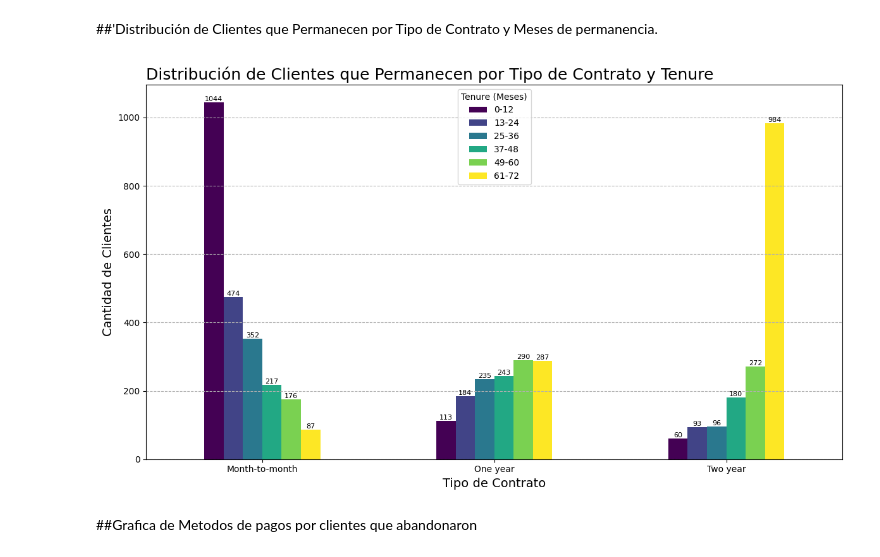
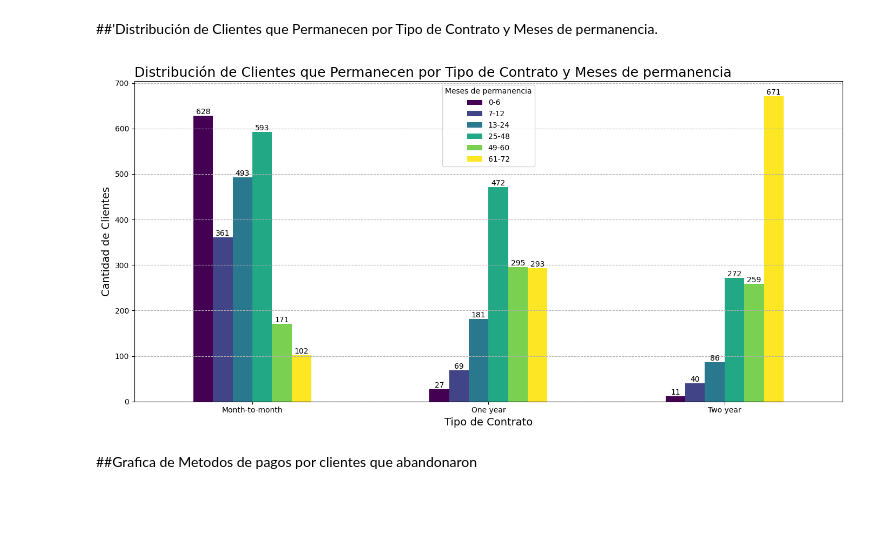
Before and after one commit to AlexTovar31/Challenge_Telecom_X, a Jupyter notebook: TelecomX_LATAM.ipynb, the cells around one changed output. Saved outputs shown, nothing was run; the diff lists cells and outputs as text; code cells hidden in the pictures; blank space fills up the shorter version.

```diff
--- a/TelecomX_LATAM.ipynb
+++ b/TelecomX_LATAM.ipynb
@@ -317,40 +322,40 @@ plt.show()
 # %% [markdown]
 ##'Distribución de Clientes que Permanecen por Tipo de Contrato y Meses de permanencia.
 # %%
-# prompt: de acuerdo a la grafica anterior neceisto una grafica de barras por tipo de contrato de los que permanecen con la columna  tenure
+# prompt: Distribución de Clientes que Permanecen por Tipo de Contrato y tenure.
 
-# Filtrar los clientes que permanecen (Churn == 'No')
-telecom_permanecen = telecom[telecom['Churn'] == 'No'].copy()
+# Filter for customers who stayed (Churn == 'No')
+stayed_customers = telecom[telecom['Churn'] == 'No'].copy()
 
-# Crear bins para la columna 'tenure'
-# Puedes ajustar los bins según la distribución de tus datos
-bins = [0, 12, 24, 36, 48, 60, 72]
-labels = ['0-12', '13-24', '25-36', '37-48', '49-60', '61-72']
+# Create bins for tenure
+stayed_customers['tenure_bins'] = pd.cut(stayed_customers['tenure'],
+                                         bins=[0, 6, 12, 24, 48, 60, 72],
+                                         labels=['0-6', '7-12', '13-24', '25-48', '49-60', '61-72'],
+                                         right=False)
 
-telecom_permanecen['tenure_group'] = pd.cut(telecom_permanecen['tenure'], bins=bins, labels=labels, right=True, include_lowest=True)
+# Group by Contract and tenure_bins and count the number of customers
+stayed_distribution = stayed_customers.groupby(['Contract', 'tenure_bins']).size().unstack(fill_value=0)
 
-# Agrupar por tipo de contrato y grupo de 'tenure' y contar ocurrencias
-contract_tenure = telecom_permanecen.groupby(['Contract', 'tenure_group']).size().unstack(fill_value=0)
+# Plotting
+ax = stayed_distribution.plot(kind='bar', figsize=(14, 7), cmap='viridis')
 
-# Crear la gráfica de barras apiladas
-ax = contract_tenure.plot(kind='bar', figsize=(12, 7), colormap='viridis')
-
-# Etiquetas y título
-ax.set_title('Distribución de Clientes que Permanecen por Tipo de Contrato y Tenure', loc='left', fontsize=18)
+# Labels and title
+ax.set_title('Distribución de Clientes que Permanecen por Tipo de Contrato y Meses de permanencia', loc='left', fontsize=18)
 ax.set_xlabel('Tipo de Contrato', fontsize=14)
 ax.set_ylabel('Cantidad de Clientes', fontsize=14)
 ax.tick_params(axis='x', rotation=0)
-ax.legend(title='Tenure (Meses)')
+ax.legend(title='Meses de permanencia')
 
-# Mostrar el número de clientes en cada segmento de barra
+# Show the count on the bars
 for container in ax.containers:
-    ax.bar_label(container, fmt='%d', label_type='edge', fontsize=8)
+    ax.bar_label(container, fmt='%d')
 
 ax.grid(axis='y', linestyle='--')
 plt.tight_layout()
+
 plt.show()
 # %% [output]
-[figure, old version]
+[figure, new version]
 # %% [markdown]
 ##Grafica de Metodos de pagos por clientes que abandonaron
 # %%
```
Also changed, not shown: parts of 24 cells of this notebook.
